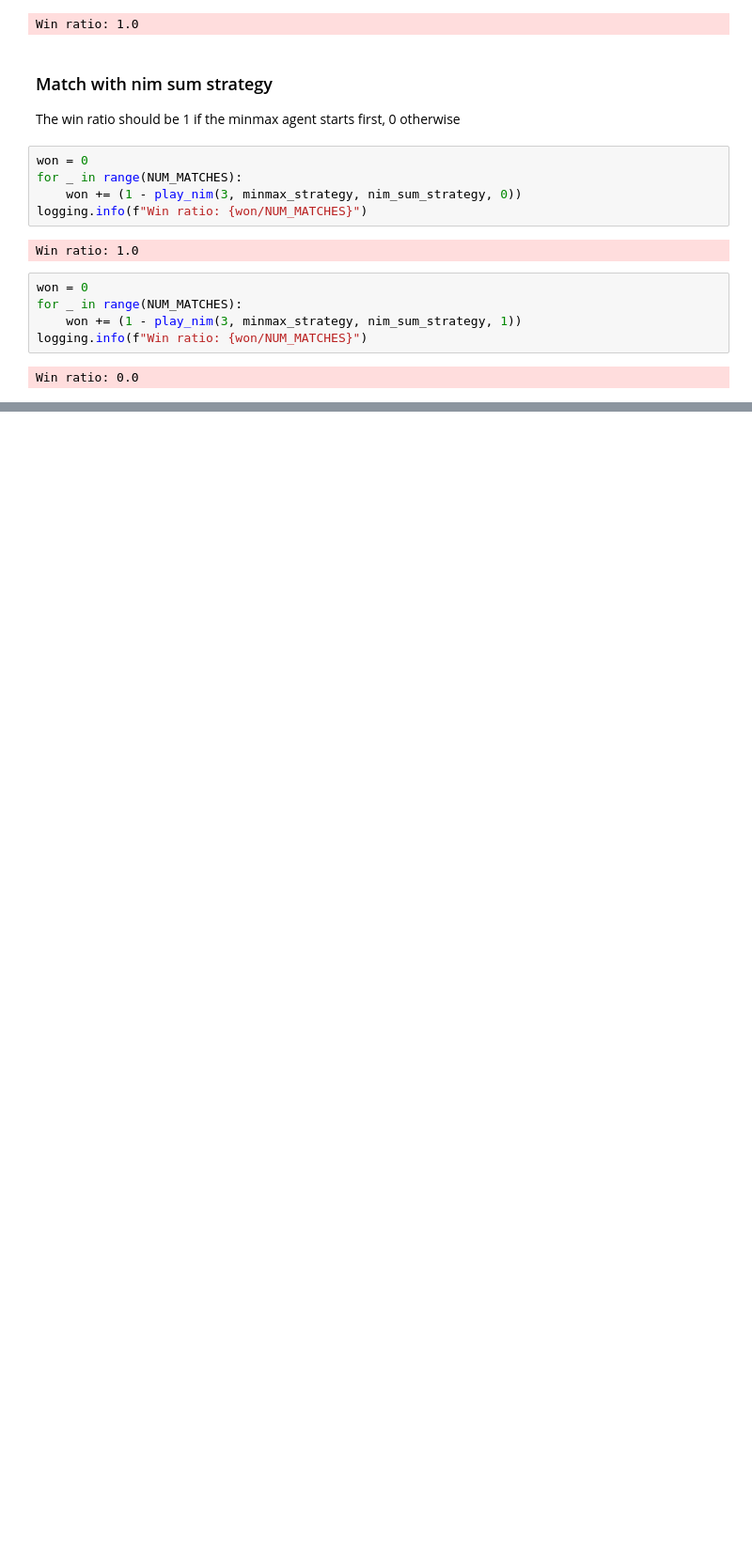
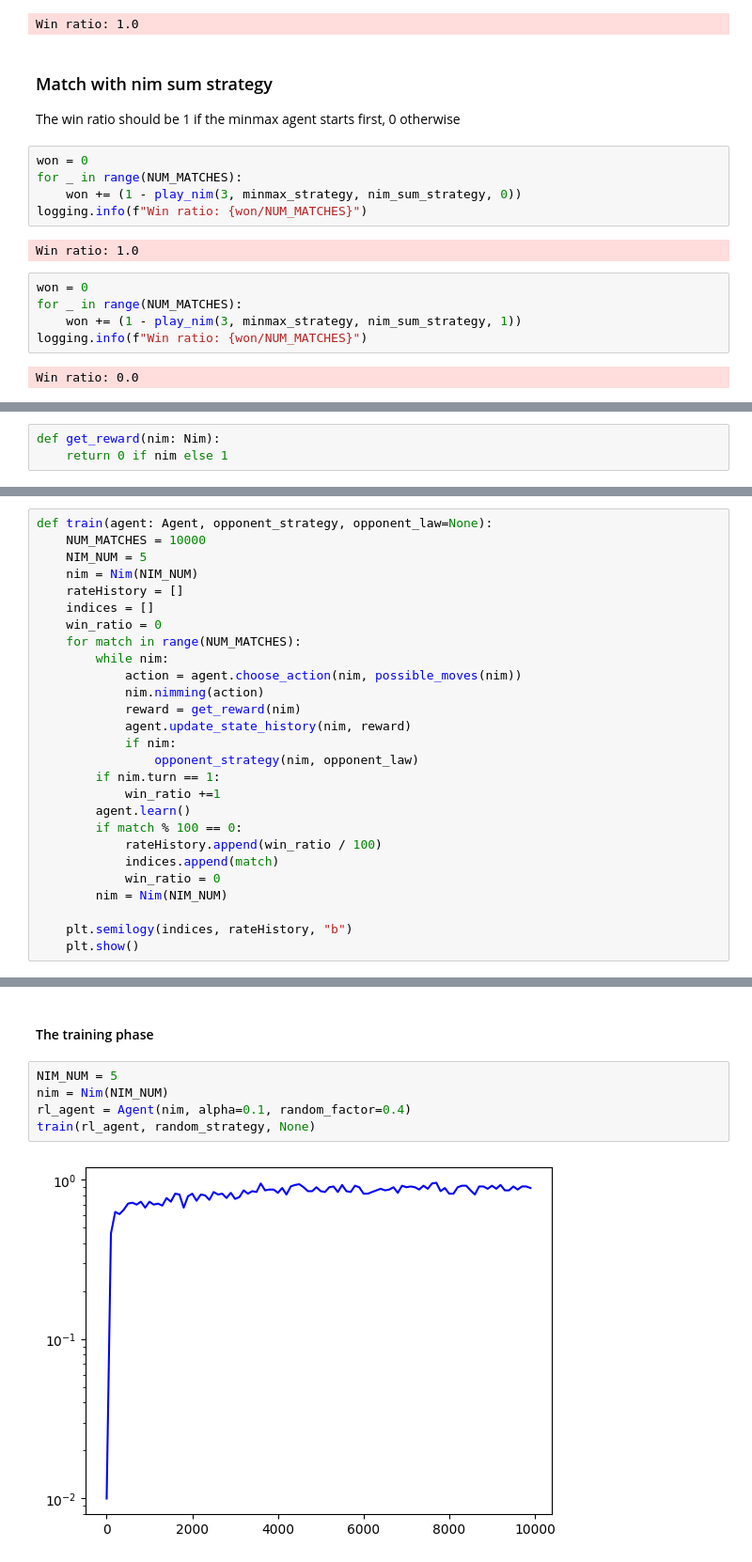
Before and after one commit to francescofiorella/computational_intelligence_2022_2023, a Jupyter notebook: lab3/lab3.ipynb, the cells around one changed output, grey strips where cells are left out. Shown at 94% size. Cells and saved outputs as stored; diff of their text form; blank space fills up the shorter version.

Commit message:
RL strategy added

```diff
--- a/lab3/lab3.ipynb
+++ b/lab3/lab3.ipynb
@@ -438,0 +498,3 @@ Win ratio: 0.0
+# %%
+def get_reward(nim: Nim):
+    return 0 if nim else 1
@@ -438,0 +505,27 @@ Win ratio: 0.0
+# %%
+def train(agent: Agent, opponent_strategy, opponent_law=None):
+    NUM_MATCHES = 10000
+    NIM_NUM = 5
+    nim = Nim(NIM_NUM)
+    rateHistory = []
+    indices = []
+    win_ratio = 0
+    for match in range(NUM_MATCHES):
+        while nim:
+            action = agent.choose_action(nim, possible_moves(nim))
+            nim.nimming(action)
+            reward = get_reward(nim)
+            agent.update_state_history(nim, reward)
+            if nim:
+                opponent_strategy(nim, opponent_law)
+        if nim.turn == 1:
+            win_ratio +=1
+        agent.learn()
+        if match % 100 == 0:
+            rateHistory.append(win_ratio / 100)
+            indices.append(match)
+            win_ratio = 0
+        nim = Nim(NIM_NUM)
+
+    plt.semilogy(indices, rateHistory, "b")
+    plt.show()
@@ -438,0 +554,9 @@ Win ratio: 0.0
+# %% [markdown]
+#### The training phase
+# %%
+NIM_NUM = 5
+nim = Nim(NIM_NUM)
+rl_agent = Agent(nim, alpha=0.1, random_factor=0.4)
+train(rl_agent, random_strategy, None)
+# %% [output]
+[figure, added]
```
Also changed, not shown: parts of 28 cells of this notebook, 1 other file.
